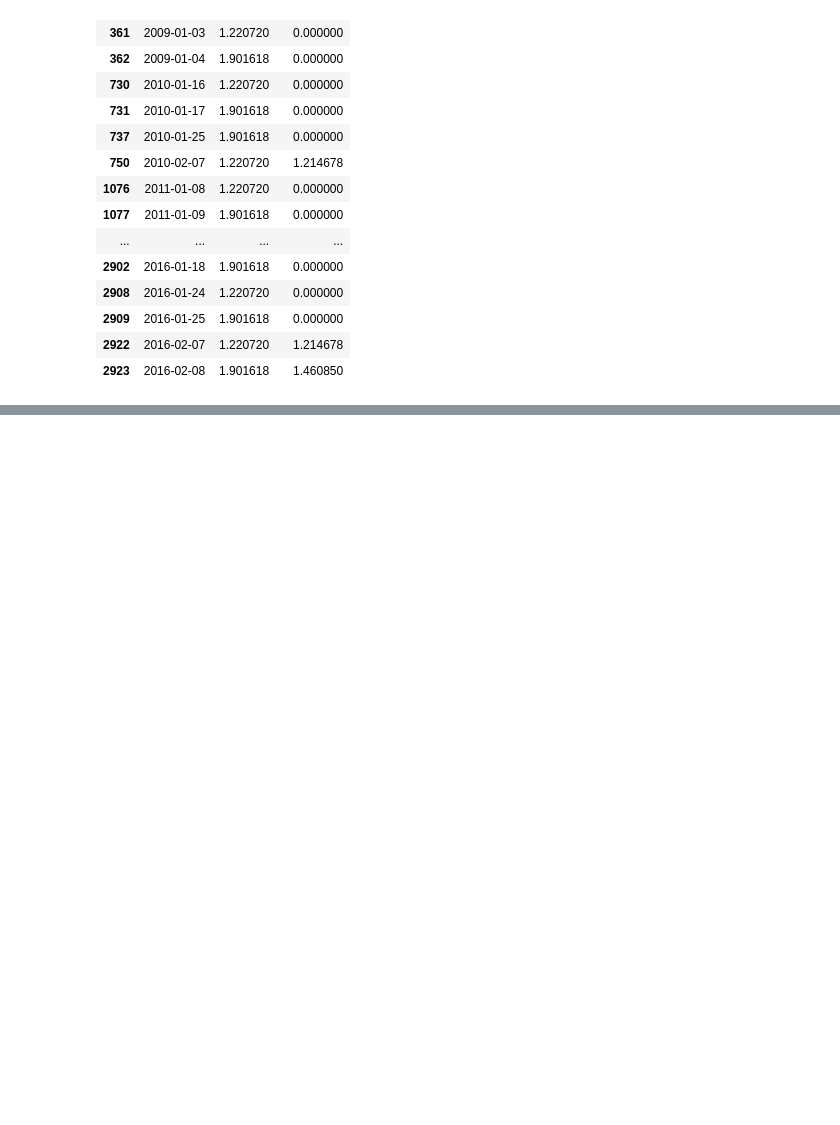
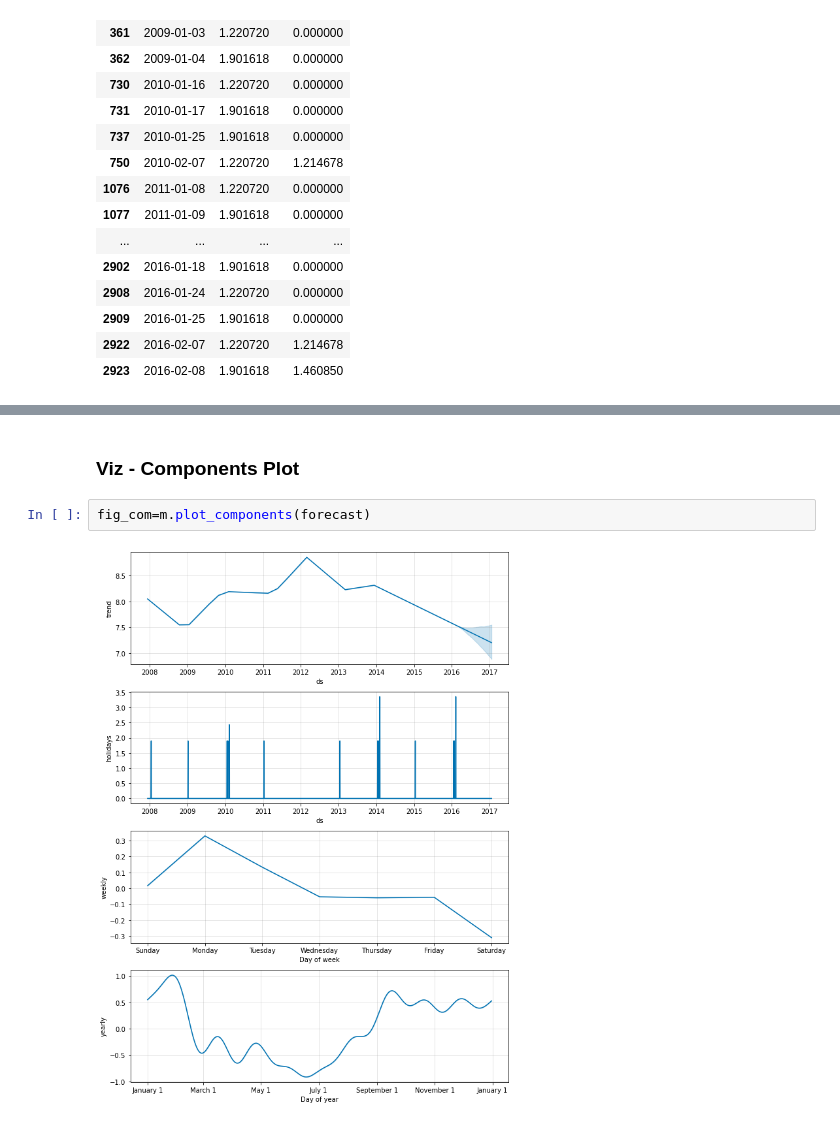
Before and after one commit to Ivanlong0630/Time_Series, a Jupyter notebook: Prophet/04_Prophet_Seasonality_HolidayEffects_Regressors.ipynb, the cells around one changed output, grey strips where cells are left out. Drawn from its saved outputs; the diff is of its cells as text; blank space fills up the shorter version.

```diff
--- a/Prophet/04_Prophet_Seasonality_HolidayEffects_Regressors.ipynb
+++ b/Prophet/04_Prophet_Seasonality_HolidayEffects_Regressors.ipynb
@@ -135,0 +167,6 @@ forecast.loc[(forecast.ds.isin(holiday.ds))|
+# %% [markdown]
+### Viz - Components Plot
+# %%
+fig_com=m.plot_components(forecast)
+# %% [output]
+[figure, added]
```
Also changed, not shown: parts of 31 cells of this notebook.
